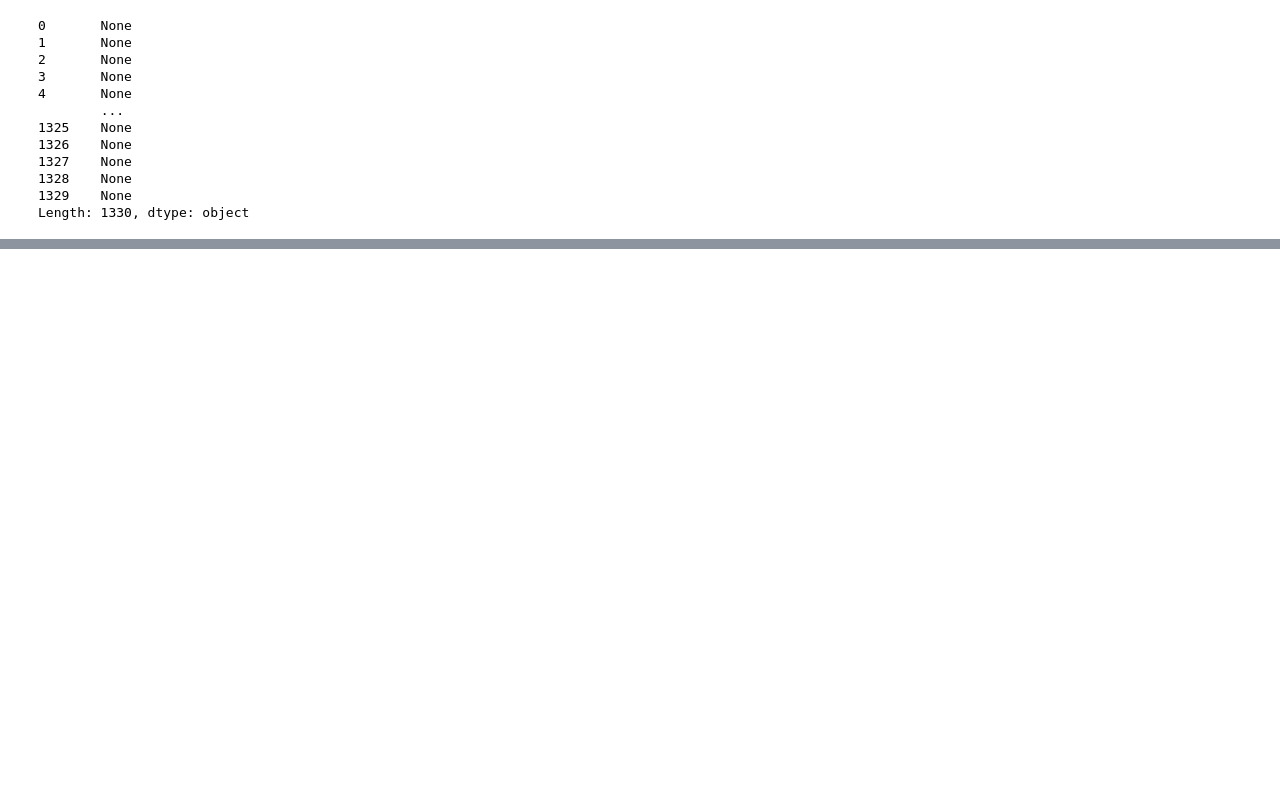
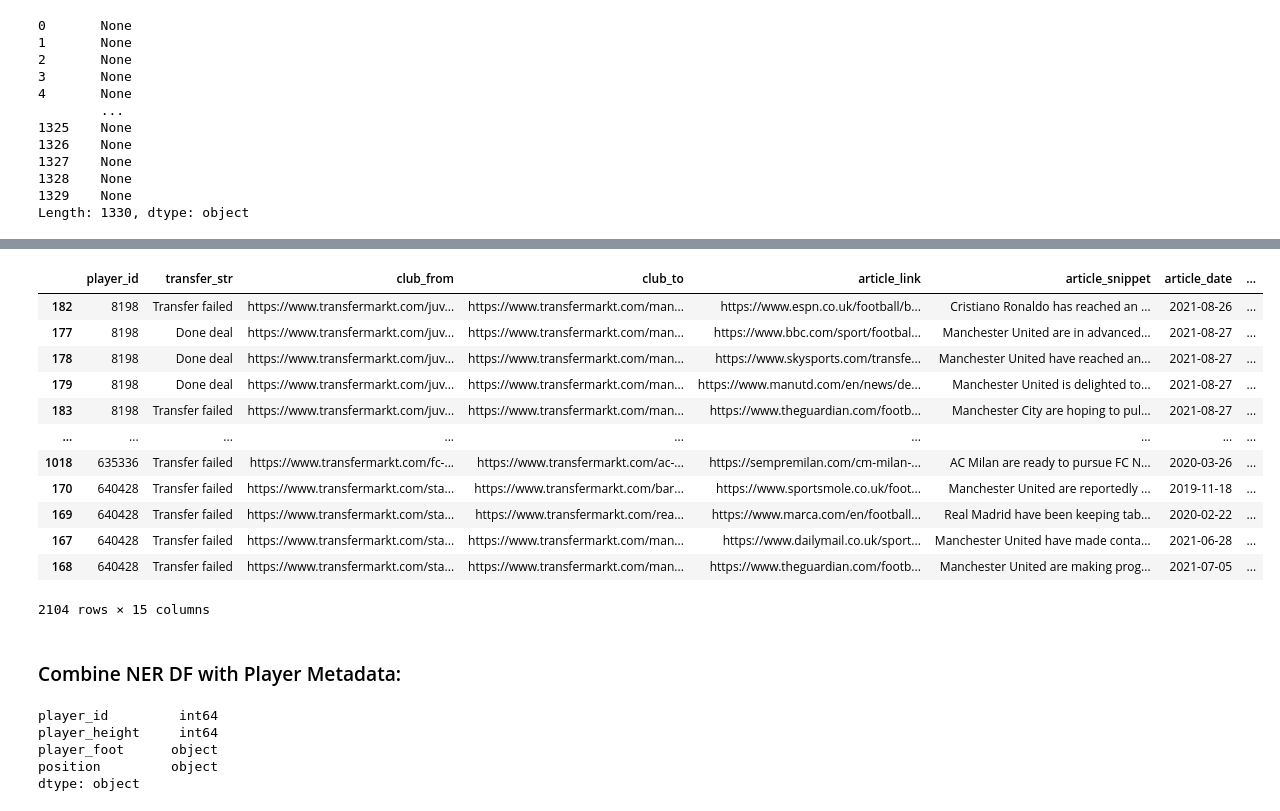
Before and after one commit to kenghweeng/sports-messiest-news, a Jupyter notebook: Untitled.ipynb, the cells around one changed output, grey strips where cells are left out. Saved outputs shown, nothing was run; the diff lists cells and outputs as text; code cells hidden in the pictures; blank space fills up the shorter version.

```diff
--- a/Untitled.ipynb
+++ b/Untitled.ipynb
@@ -605,0 +739,14 @@ articles_df.to_csv("majorleagues_embeddings.csv", index=False)
+# %%
+from sentence_transformers import SentenceTransformer
+embeddings_model = SentenceTransformer('all-MiniLM-L6-v2')
+
+def sentence_encode(article, model):
+    embeddings = None
+    try:
+        embeddings = model.encode(article)
+    except:
+        pass
+    return embeddings
+
+ # articles_df.progress_apply(lambda row: sentence_encode(row["article_text"], model), axis=1)
+ner_df["article_embeddings"] = ner_df["summary"].progress_apply(sentence_encode, model=embeddings_model)
@@ -605,0 +755,25 @@ articles_df.to_csv("majorleagues_embeddings.csv", index=False)
+# %%
+ner_df.drop(["article_source", "name_found"], axis=1, inplace=True)
+# %%
+ner_df["article_date"] = pd.to_datetime(ner_df["article_date"])
+# %%
+ner_df = ner_df.sort_values(["player_id", "article_date"]).groupby("player_id").head(100) # choose 100 to get all rows basically.
+ner_df.to_pickle("ner_df.pkl") # save here again
+# %%
+ner_df
+# %% [output]
+|  | player_id | transfer_str | club_from | club_to | article_link | article_snippet | article_date | ... |
+| 182 | 8198 | Transfer failed | https://www.transfermarkt.com/juv... | https://www.transfermarkt.com/man... | https://www.espn.co.uk/football/b... | Cristiano Ronaldo has reached an ... | 2021-08-26 | ... |
+| 177 | 8198 | Done deal | https://www.transfermarkt.com/juv... | https://www.transfermarkt.com/man... | https://www.bbc.com/sport/footbal... | Manchester United are in advanced... | 2021-08-27 | ... |
+| 178 | 8198 | Done deal | https://www.transfermarkt.com/juv... | https://www.transfermarkt.com/man... | https://www.skysports.com/transfe... | Manchester United have reached an... | 2021-08-27 | ... |
+| 179 | 8198 | Done deal | https://www.transfermarkt.com/juv... | https://www.transfermarkt.com/man... | https://www.manutd.com/en/news/de... | Manchester United is delighted to... | 2021-08-27 | ... |
+| 183 | 8198 | Transfer failed | https://www.transfermarkt.com/juv... | https://www.transfermarkt.com/man... | https://www.theguardian.com/footb... | Manchester City are hoping to pul... | 2021-08-27 | ... |
+| ... | ... | ... | ... | ... | ... | ... | ... | ... |
+| 1018 | 635336 | Transfer failed | https://www.transfermarkt.com/fc-... | https://www.transfermarkt.com/ac-... | https://sempremilan.com/cm-milan-... | AC Milan are ready to pursue FC N... | 2020-03-26 | ... |
+| 170 | 640428 | Transfer failed | https://www.transfermarkt.com/sta... | https://www.transfermarkt.com/bar... | https://www.sportsmole.co.uk/foot... | Manchester United are reportedly ... | 2019-11-18 | ... |
+| 169 | 640428 | Transfer failed | https://www.transfermarkt.com/sta... | https://www.transfermarkt.com/rea... | https://www.marca.com/en/football... | Real Madrid have been keeping tab... | 2020-02-22 | ... |
+| 167 | 640428 | Transfer failed | https://www.transfermarkt.com/sta... | https://www.transfermarkt.com/man... | https://www.dailymail.co.uk/sport... | Manchester United have made conta... | 2021-06-28 | ... |
+| 168 | 640428 | Transfer failed | https://www.transfermarkt.com/sta... | https://www.transfermarkt.com/man... | https://www.theguardian.com/footb... | Manchester United are making prog... | 2021-07-05 | ... |
+2104 rows × 15 columns
+# %% [markdown]
+### Combine NER DF with Player Metadata:
@@ -605,0 +784,8 @@ articles_df.to_csv("majorleagues_embeddings.csv", index=False)
+# %%
+player_df.dtypes # all seems good.
+# %% [output]
+player_id         int64
+player_height     int64
+player_foot      object
+position         object
+dtype: object
```
Also changed, not shown: parts of 79 cells of this notebook, 11 other files.
